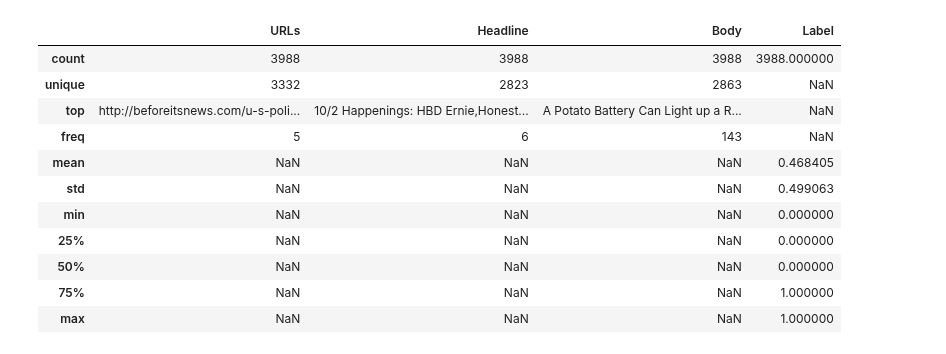
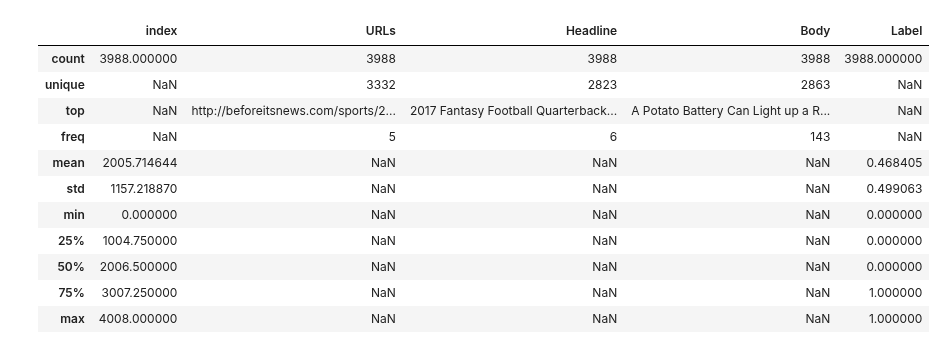
Before and after one commit to jreyesco16/ml-assignment, a Jupyter notebook: final-project/kim_chungsu_steiner_devan_reyes-cortes_jesse_final-project.ipynb, the cells around one changed output. Saved outputs shown, nothing was run; the diff lists cells and outputs as text; code cells hidden in the pictures.

```diff
--- a/final-project/kim_chungsu_steiner_devan_reyes-cortes_jesse_final-project.ipynb
+++ b/final-project/kim_chungsu_steiner_devan_reyes-cortes_jesse_final-project.ipynb
@@ -35,31 +77,31 @@ def kFoldHelper(X,Y, k):
 # %%
 # read in fake news data set
 data = pd.read_csv("news-dataset.csv", delimiter=',')
 data = data[data["URLs"].notna()]
 data = data[data["Headline"].notna()]
 data = data[data["Body"].notna()]
 data = data[data["Label"].notna()]
-# data.reset_index(inplace=True)
+data.reset_index(inplace=True)
 
 # # extract data
 X = pd.DataFrame([])
 X["URLs"] = data["URLs"]
 X["Headline"] = data["Headline"]
 X["Body"] = data["Body"]
 
 Y = data["Label"]
 
 data.describe(include='all')
 # %% [output]
-|  | URLs | Headline | Body | Label |
-| count | 3988 | 3988 | 3988 | 3988.000000 |
-| unique | 3332 | 2823 | 2863 | NaN |
-| top | http://beforeitsnews.com/u-s-poli... | 10/2 Happenings: HBD Ernie,Honest... | A Potato Battery Can Light up a R... | NaN |
-| freq | 5 | 6 | 143 | NaN |
-| mean | NaN | NaN | NaN | 0.468405 |
-| std | NaN | NaN | NaN | 0.499063 |
-| min | NaN | NaN | NaN | 0.000000 |
-| 25% | NaN | NaN | NaN | 0.000000 |
-| 50% | NaN | NaN | NaN | 0.000000 |
-| 75% | NaN | NaN | NaN | 1.000000 |
-| max | NaN | NaN | NaN | 1.000000 |
+|  | index | URLs | Headline | Body | Label |
+| count | 3988.000000 | 3988 | 3988 | 3988 | 3988.000000 |
+| unique | NaN | 3332 | 2823 | 2863 | NaN |
+| top | NaN | http://beforeitsnews.com/sports/2... | 2017 Fantasy Football Quarterback... | A Potato Battery Can Light up a R... | NaN |
+| freq | NaN | 5 | 6 | 143 | NaN |
+| mean | 2005.714644 | NaN | NaN | NaN | 0.468405 |
+| std | 1157.218870 | NaN | NaN | NaN | 0.499063 |
+| min | 0.000000 | NaN | NaN | NaN | 0.000000 |
+| 25% | 1004.750000 | NaN | NaN | NaN | 0.000000 |
+| 50% | 2006.500000 | NaN | NaN | NaN | 0.000000 |
+| 75% | 3007.250000 | NaN | NaN | NaN | 1.000000 |
+| max | 4008.000000 | NaN | NaN | NaN | 1.000000 |
```
Also changed, not shown: parts of 13 cells of this notebook, 4 other files.
